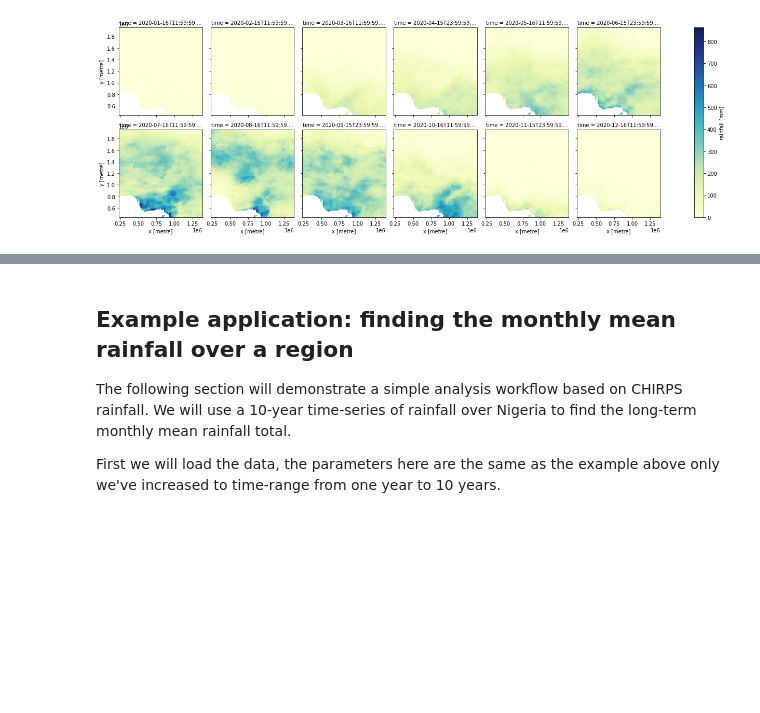
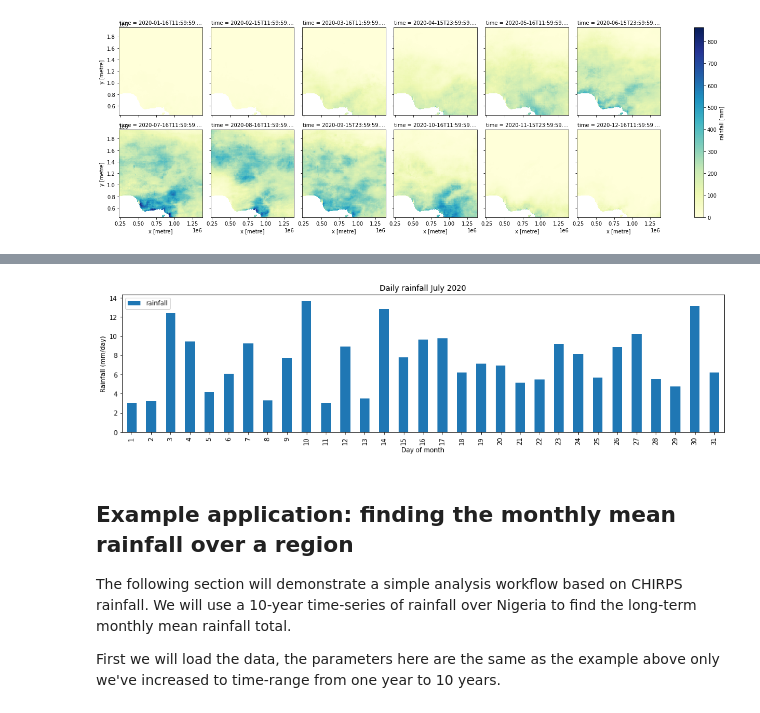
Before and after one commit to digitalearthafrica/deafrica-sandbox-notebooks, a Jupyter notebook: Datasets/Rainfall_CHIRPS.ipynb, the cells around one changed output, grey strips where cells are left out. Saved outputs shown, nothing was run; the diff lists cells and outputs as text; code cells hidden in the pictures; blank space fills up the shorter version.

Commit message:
Chirps daily (#332)
* play with daily

* update with daily

* fix

* link

```diff
--- a/Datasets/Rainfall_CHIRPS.ipynb
+++ b/Datasets/Rainfall_CHIRPS.ipynb
@@ -116,14 +123,14 @@ In the first example below, we will load CHIRPS data for region covering Nigeria
 
 > Note: For a more general discussion of how to load data using the datacube, refer to the [Introduction to loading data](../Beginners_guide/03_Loading_data.ipynb) notebook.
 # %%
-ds_rf = dc.load(product='rainfall_chirps_monthly',
+ds_rf_month = dc.load(product='rainfall_chirps_monthly',
                 time='2020',
                 y = lat_range,
                 x = lon_range,
                 resolution=(-5000, 5000),
                 output_crs=output_crs)
 
-print(ds_rf)
+print(ds_rf_month)
 # %% [output]
 <xarray.Dataset>
 Dimensions:      (time: 12, y: 303, x: 232)
@@ -151,0 +163,9 @@ ds_rf['rainfall'].plot.imshow(col='time', col_wrap=6, cmap='YlGnBu', label=False
+# %%
+ds_rf_daily = dc.load(product='rainfall_chirps_daily',
+                time='2020-07',
+                y = lat_range,
+                x = lon_range,
+                resolution=(-5000, 5000),
+                output_crs=output_crs)
+
+print(ds_rf_daily)
@@ -152,3 +185,17 @@ ds_rf['rainfall'].plot.imshow(col='time', col_wrap=6, cmap='YlGnBu', label=False
+# %%
+# set -9999 no-data values to NaN
+ds_rf_daily = ds_rf_daily.where(ds_rf_daily !=-9999.)
+
+#find the mean
+ds_rf_daily_mean = ds_rf_daily.mean(['x', 'y']).drop('spatial_ref').to_dataframe()
+# %%
+ds_rf_daily_mean.plot.bar(figsize=(17,4))
+plt.title('Daily rainfall July 2020')
+plt.ylabel('Rainfall (mm/day)')
+plt.xlabel('Day of month')
+plt.xticks(np.arange(0,31,1), np.arange(1,32,1));
+# %% [output]
+[figure, added]
 # %% [markdown]
 ## Example application: finding the monthly mean rainfall over a region
 
```
Also changed, not shown: parts of 7 cells of this notebook.
